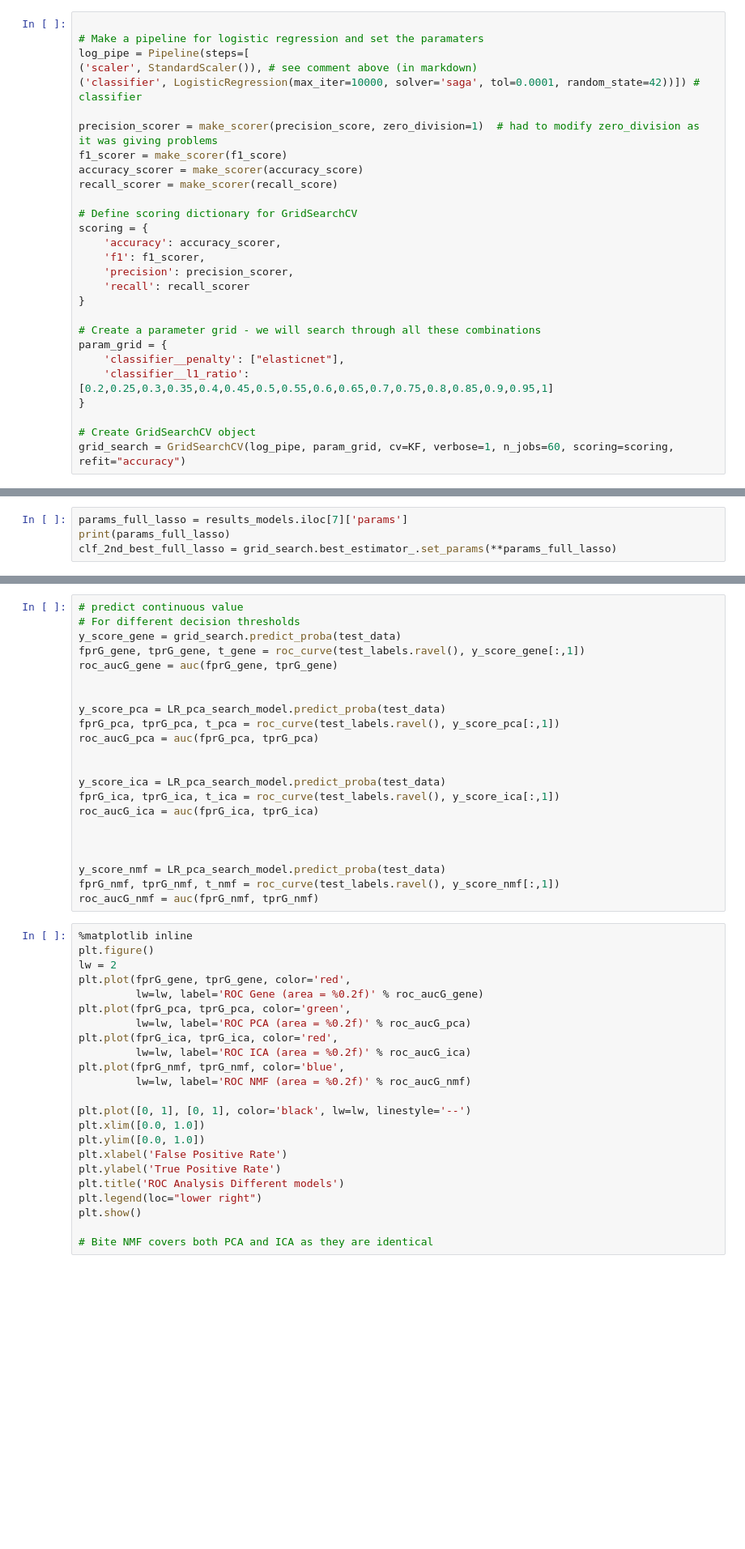
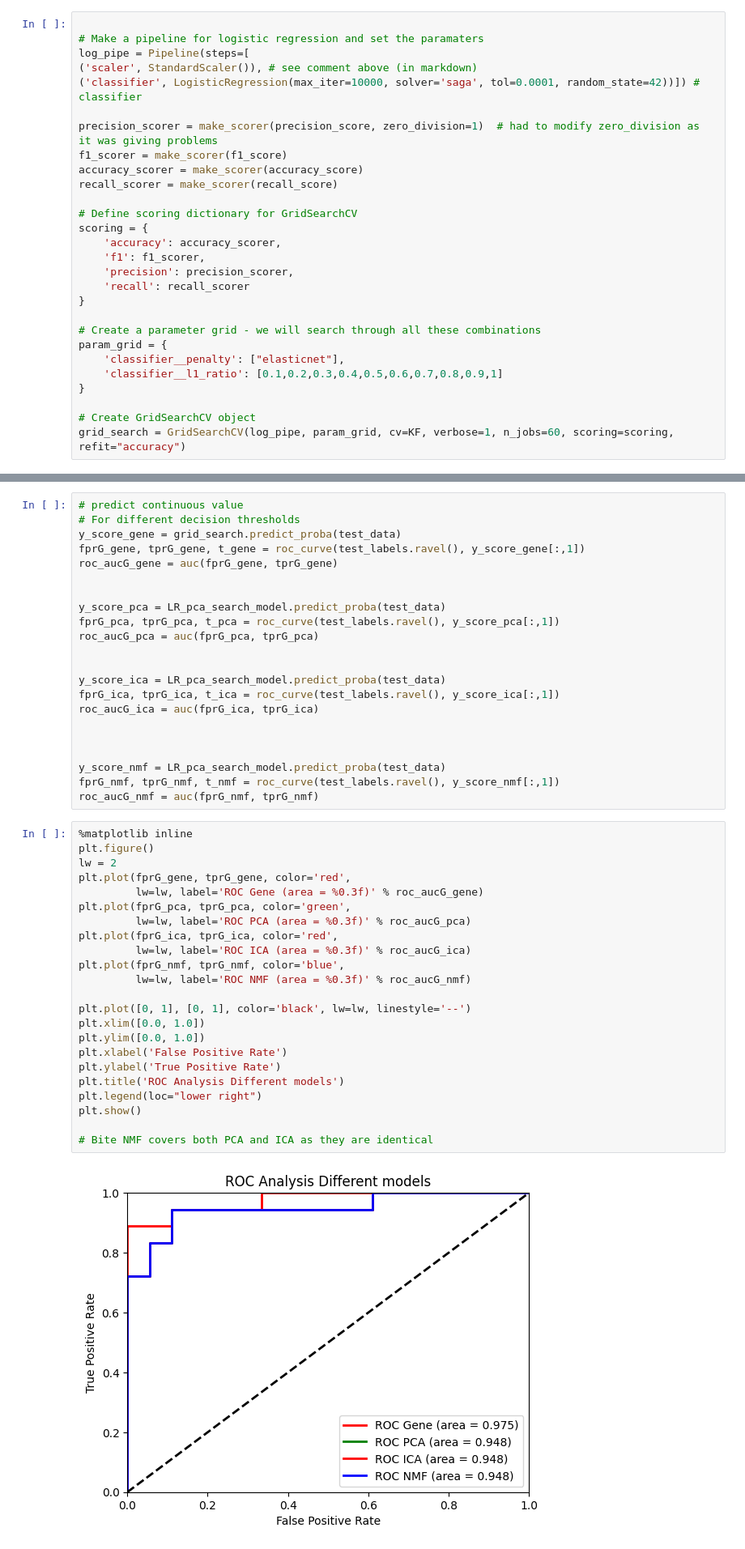
Before and after one commit to jfogrady1/ML4Tb, a Jupyter notebook: bin/Logistic_regression.ipynb, the cells around one changed output, grey strips where cells are left out. Shown at 81% size. Saved outputs shown, nothing was run; the diff lists cells and outputs as text; blank space fills up the shorter version.

```diff
--- a/bin/Logistic_regression.ipynb
+++ b/bin/Logistic_regression.ipynb
@@ -95,7 +111,7 @@ scoring = {
 # Create a parameter grid - we will search through all these combinations
 param_grid = {
     'classifier__penalty': ["elasticnet"],
-    'classifier__l1_ratio': [0.2,0.25,0.3,0.35,0.4,0.45,0.5,0.55,0.6,0.65,0.7,0.75,0.8,0.85,0.9,0.95,1]
+    'classifier__l1_ratio': [0.1,0.2,0.3,0.4,0.5,0.6,0.7,0.8,0.9,1]
 }
 
 # Create GridSearchCV object
@@ -125,7 +177,3 @@ results_genes
-# %%
-params_full_lasso = results_models.iloc[7]['params']
-print(params_full_lasso)
-clf_2nd_best_full_lasso = grid_search.best_estimator_.set_params(**params_full_lasso)
 # %%
 # Save model in case we ever need it again e.g. for external data
 with open('/home/workspace/jogrady/ML4TB/work/models/Logistic_regression_CV_search.pkl', 'wb') as f:
@@ -463,26 +743,28 @@ roc_aucG_nmf = auc(fprG_nmf, tprG_nmf)
 # %%
 %matplotlib inline
 plt.figure()
 lw = 2
 plt.plot(fprG_gene, tprG_gene, color='red',
-         lw=lw, label='ROC Gene (area = %0.2f)' % roc_aucG_gene)
+         lw=lw, label='ROC Gene (area = %0.3f)' % roc_aucG_gene)
 plt.plot(fprG_pca, tprG_pca, color='green',
-         lw=lw, label='ROC PCA (area = %0.2f)' % roc_aucG_pca)
+         lw=lw, label='ROC PCA (area = %0.3f)' % roc_aucG_pca)
 plt.plot(fprG_ica, tprG_ica, color='red',
-         lw=lw, label='ROC ICA (area = %0.2f)' % roc_aucG_ica)
+         lw=lw, label='ROC ICA (area = %0.3f)' % roc_aucG_ica)
 plt.plot(fprG_nmf, tprG_nmf, color='blue',
-         lw=lw, label='ROC NMF (area = %0.2f)' % roc_aucG_nmf)
+         lw=lw, label='ROC NMF (area = %0.3f)' % roc_aucG_nmf)
 
 plt.plot([0, 1], [0, 1], color='black', lw=lw, linestyle='--')
 plt.xlim([0.0, 1.0])
 plt.ylim([0.0, 1.0])
 plt.xlabel('False Positive Rate')
 plt.ylabel('True Positive Rate')
 plt.title('ROC Analysis Different models')
 plt.legend(loc="lower right")
 plt.show()
 
 # Bite NMF covers both PCA and ICA as they are identical
+# %% [output]
+[figure, added]
 # %% [markdown]
 ### 3. Look at coefficients of model.
 # %%
```
Also changed, not shown: parts of 30 cells of this notebook, 1 other file.
